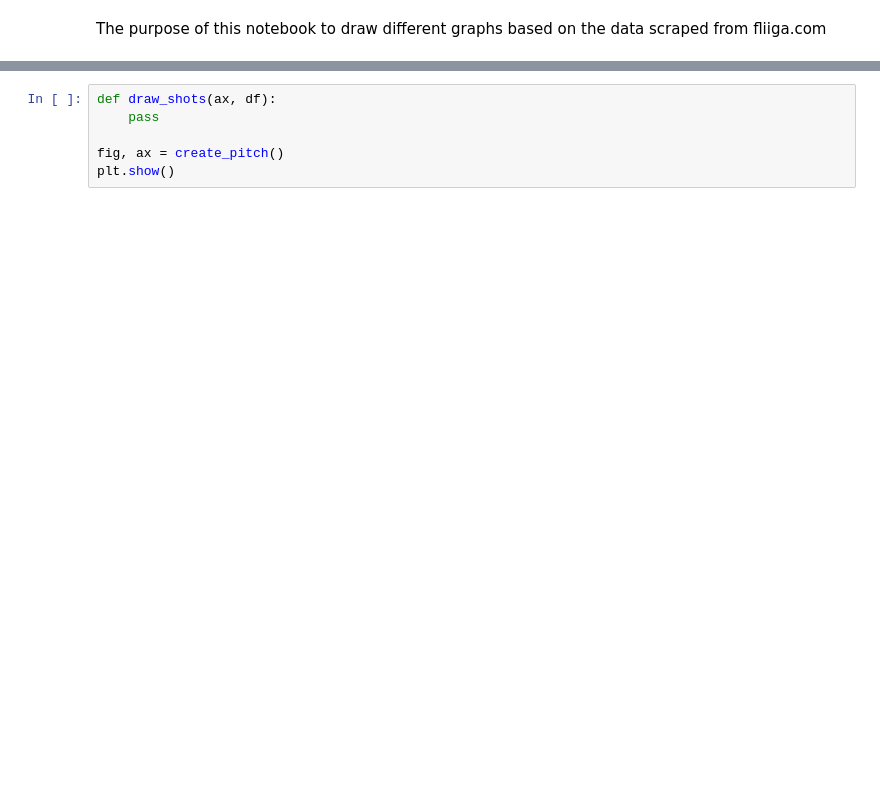
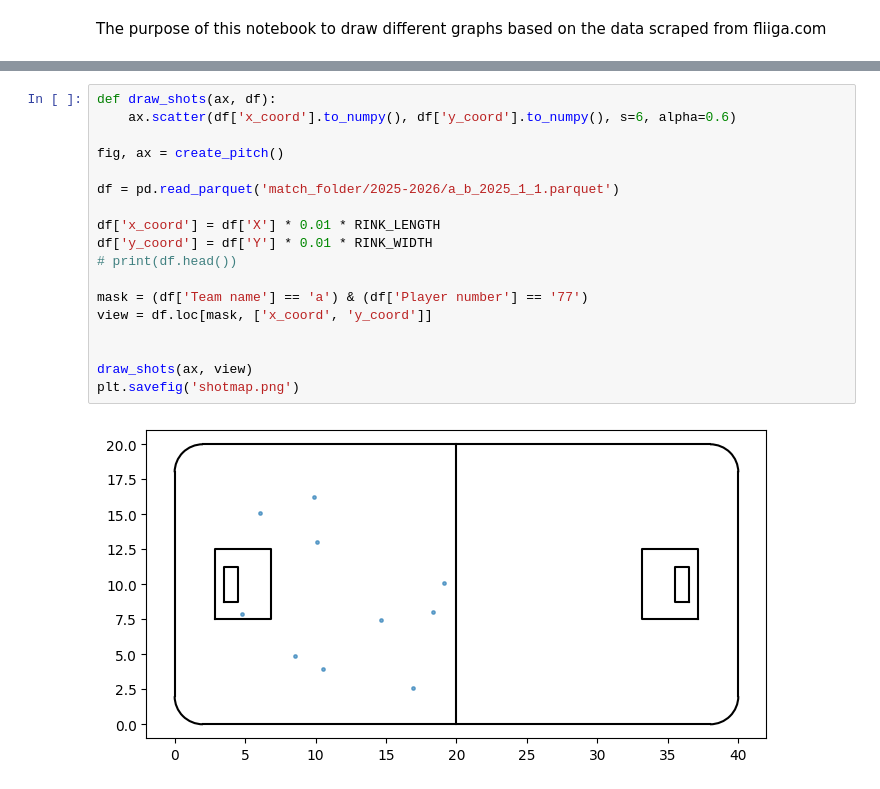
Before and after one commit to ansson77/sabastats, a Jupyter notebook: draw_shots.ipynb, the cells around one changed output, grey strips where cells are left out. Saved outputs shown, nothing was run; the diff lists cells and outputs as text; blank space fills up the shorter version.

Commit message:
Draw shots on pitch. Found that pitch doesn't line up.

```diff
--- a/draw_shots.ipynb
+++ b/draw_shots.ipynb
@@ -74,6 +75,20 @@ plt.show()
 # %%
 def draw_shots(ax, df):
-    pass
+    ax.scatter(df['x_coord'].to_numpy(), df['y_coord'].to_numpy(), s=6, alpha=0.6)
 
 fig, ax = create_pitch()
-plt.show()
+
+df = pd.read_parquet('match_folder/2025-2026/a_b_2025_1_1.parquet')
+
+df['x_coord'] = df['X'] * 0.01 * RINK_LENGTH
+df['y_coord'] = df['Y'] * 0.01 * RINK_WIDTH
+# print(df.head())
+
+mask = (df['Team name'] == 'a') & (df['Player number'] == '77')
+view = df.loc[mask, ['x_coord', 'y_coord']]
+
+
+draw_shots(ax, view)
+plt.savefig('shotmap.png')
+# %% [output]
+[figure, added]
```
Also changed, not shown: parts of 2 cells of this notebook, 3 other files.
